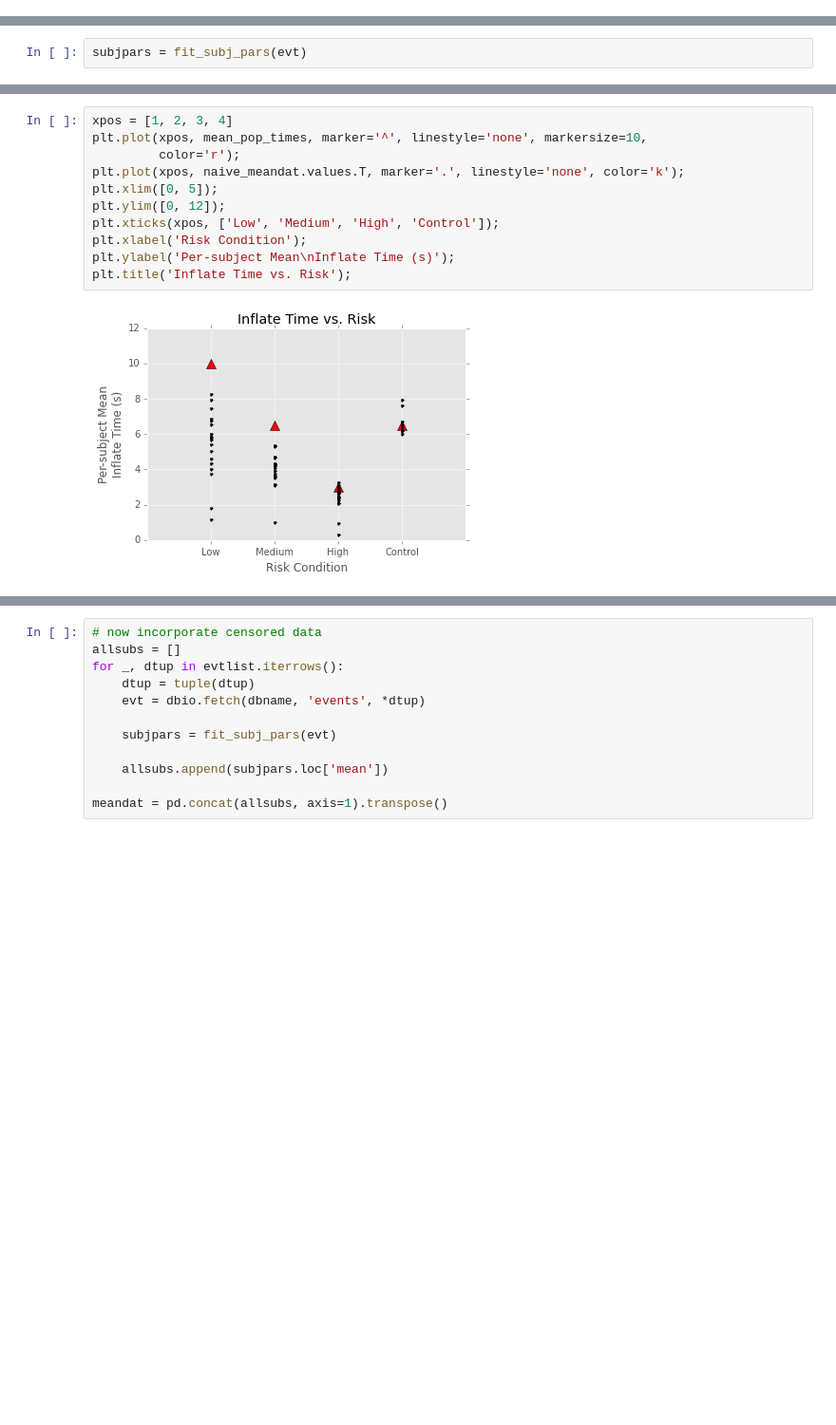
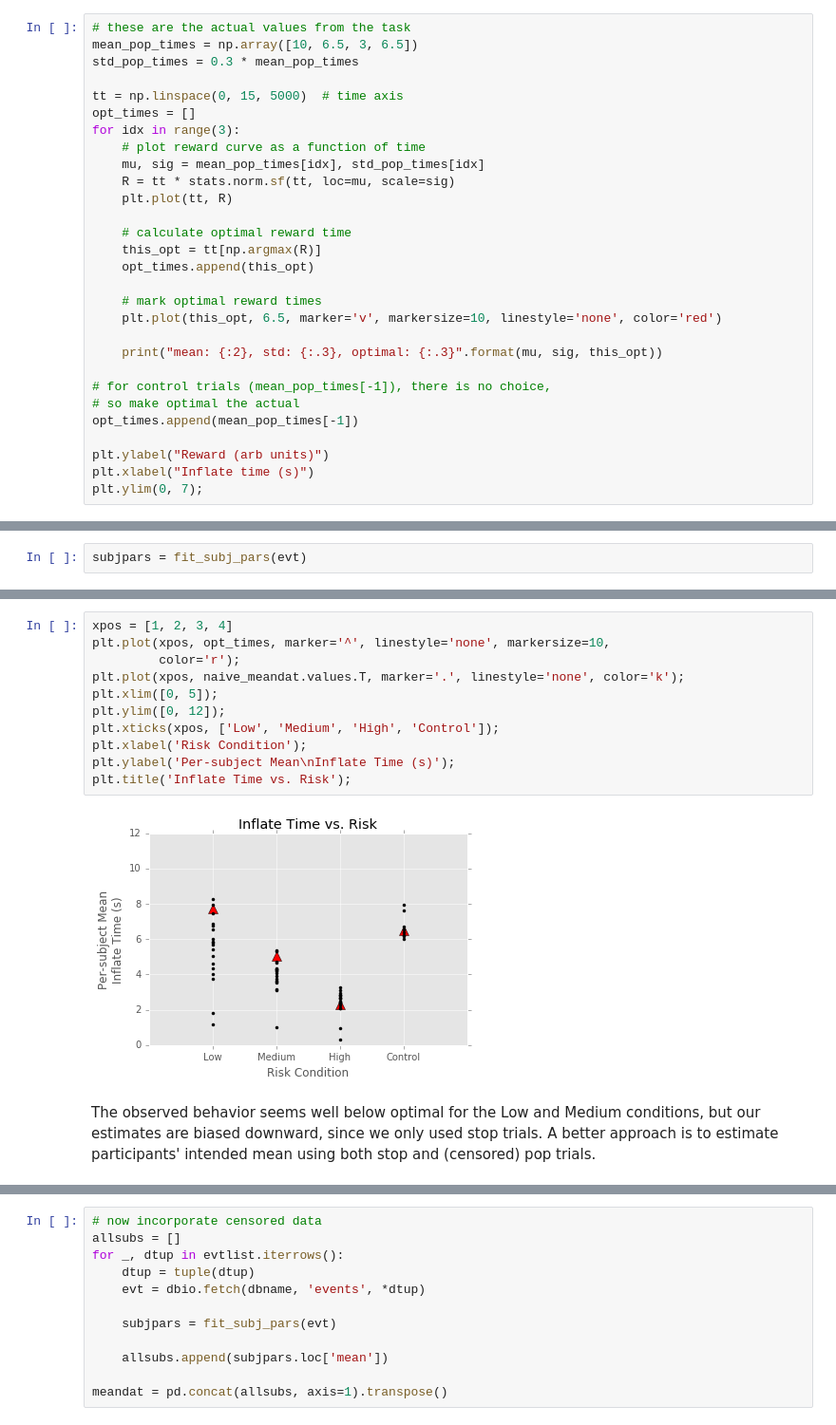
Before and after one commit to jmxpearson/bart_analysis, a Jupyter notebook: behavor_analysis.ipynb, the cells around one changed output, grey strips where cells are left out. Shown at 95% size. Cells and saved outputs as stored; diff of their text form; blank space fills up the shorter version.

Commit message:
updating behavior model
- model now plots behavior for each subject vs optimal stopping, not the
  mean of the pop time distribution

```diff
--- a/behavor_analysis.ipynb
+++ b/behavor_analysis.ipynb
@@ -17,0 +33,29 @@ ImportError: No module named numpy
+# %%
+# these are the actual values from the task
+mean_pop_times = np.array([10, 6.5, 3, 6.5])
+std_pop_times = 0.3 * mean_pop_times
+
+tt = np.linspace(0, 15, 5000)  # time axis
+opt_times = []
+for idx in range(3):
+    # plot reward curve as a function of time
+    mu, sig = mean_pop_times[idx], std_pop_times[idx]
+    R = tt * stats.norm.sf(tt, loc=mu, scale=sig)
+    plt.plot(tt, R)
+
+    # calculate optimal reward time
+    this_opt = tt[np.argmax(R)]
+    opt_times.append(this_opt)
+
+    # mark optimal reward times
+    plt.plot(this_opt, 6.5, marker='v', markersize=10, linestyle='none', color='red')
+
+    print("mean: {:2}, std: {:.3}, optimal: {:.3}".format(mu, sig, this_opt))
+
+# for control trials (mean_pop_times[-1]), there is no choice,
+# so make optimal the actual
+opt_times.append(mean_pop_times[-1])
+
+plt.ylabel("Reward (arb units)")
+plt.xlabel("Inflate time (s)")
+plt.ylim(0, 7);
@@ -108,14 +160,16 @@ for _, dtup in evtlist.iterrows():
 naive_meandat = pd.concat(allsubs, axis=1).transpose()
 # %%
 xpos = [1, 2, 3, 4]
-plt.plot(xpos, mean_pop_times, marker='^', linestyle='none', markersize=10,
+plt.plot(xpos, opt_times, marker='^', linestyle='none', markersize=10,
          color='r');
 plt.plot(xpos, naive_meandat.values.T, marker='.', linestyle='none', color='k');
 plt.xlim([0, 5]);
 plt.ylim([0, 12]);
 plt.xticks(xpos, ['Low', 'Medium', 'High', 'Control']);
 plt.xlabel('Risk Condition');
 plt.ylabel('Per-subject Mean\nInflate Time (s)');
 plt.title('Inflate Time vs. Risk');
 # %% [output]
-[figure, old version]
+[figure, new version]
+# %% [markdown]
+The observed behavior seems well below optimal for the Low and Medium conditions, but our estimates are biased downward, since we only used stop trials. A better approach is to estimate participants' intended mean using both stop and (censored) pop trials.
```
Also changed, not shown: parts of 19 cells of this notebook.
